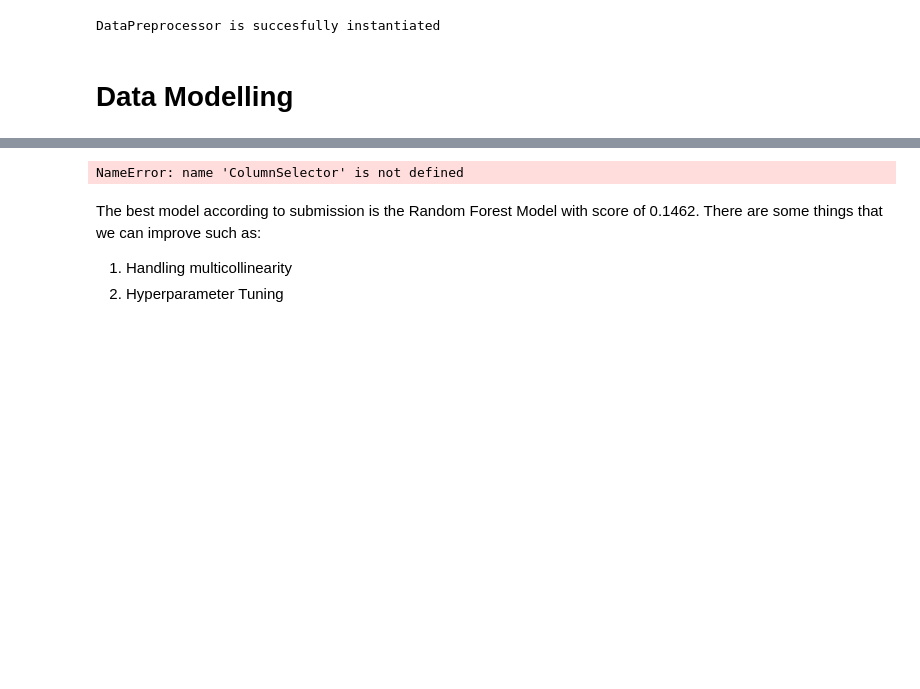
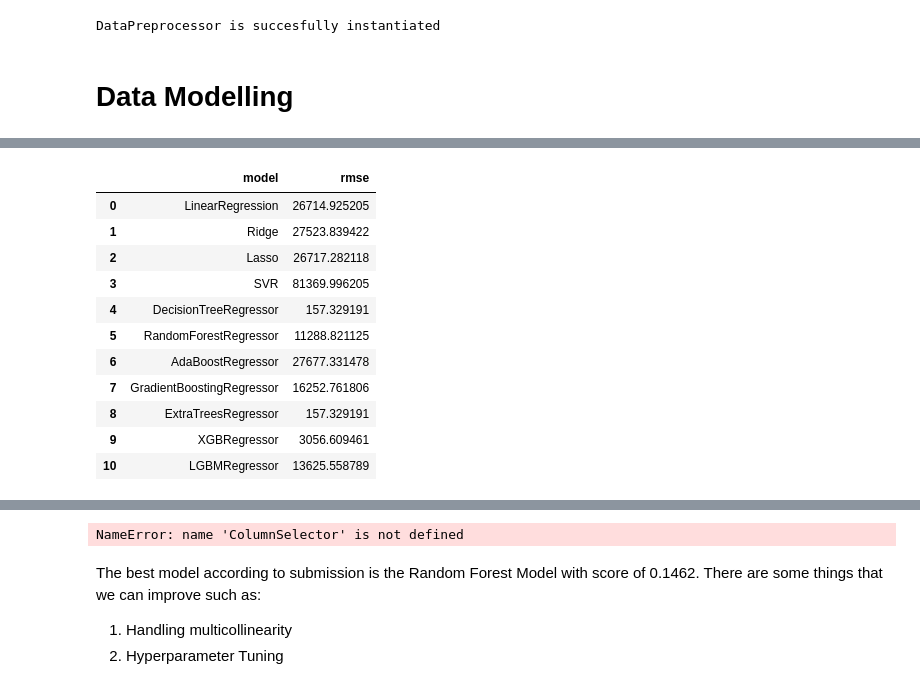
Before and after one commit to marcellinus-witarsah/house-prices-advanced-regression-techniques, a Jupyter notebook: notebooks/04-data-preparation-and-modelling.ipynb, the cells around one changed output, grey strips where cells are left out. Drawn from its saved outputs; the diff is of its cells as text; code cells hidden in the pictures; blank space fills up the shorter version.

Commit message:
Update 04-data-preparation-and-modelling.ipynb
Create data scaler class

```diff
--- a/notebooks/04-data-preparation-and-modelling.ipynb
+++ b/notebooks/04-data-preparation-and-modelling.ipynb
@@ -104,28 +104,28 @@ class DataCleaner:
         return dataset
 
     def __impute_missing_categorical_feature(self, dataset: pd.DataFrame, dataset_type: str) -> pd.DataFrame:
-        categorical_columns = dataset.select_dtypes(include=['object']).columns.tolist()
+        categorical_features = dataset.select_dtypes(include=['object']).columns.tolist()
 
         # fill expected missing categorical values
-        categorical_columns_missing_on_purpose = [
+        categorical_features_missing_on_purpose = [
             'Alley', 'MasVnrType', 'BsmtQual', 'BsmtCond',
             'BsmtExposure', 'BsmtFinType1', 'BsmtFinType2', 'FireplaceQu',
             'GarageType', 'GarageFinish', 'GarageQual','GarageCond',
             'PoolQC', 'Fence', 'MiscFeature'
         ]
         imputer = SimpleImputer(strategy='constant', fill_value='Missing')
-        dataset.loc[:, categorical_columns_missing_on_purpose] = imputer.fit_transform(dataset.loc[:, categorical_columns_missing_on_purpose])
+        dataset.loc[:, categorical_features_missing_on_purpose] = imputer.fit_transform(dataset.loc[:, categorical_features_missing_on_purpose])
 
         if dataset_type == 'train':
             # fill missing categorical features with mode
             imputer = SimpleImputer(strategy='most_frequent')
-            dataset.loc[:, categorical_columns] = imputer.fit_transform(dataset.loc[:, categorical_columns])
+            dataset.loc[:, categorical_features] = imputer.fit_transform(dataset.loc[:, categorical_features])
             pickle.dump(imputer, open(os.path.join(project_dir, os.getenv('CATEGORICAL_IMPUTER_PATH')), 'wb'))
 
         elif dataset_type == 'test':
             # fill missing categorical features with saved mode imputer
             imputer = pickle.load(open(os.path.join(os.path.join(project_dir, os.getenv('CATEGORICAL_IMPUTER_PATH'))), "rb"))
-            dataset.loc[:, categorical_imputer] = imputer.fit_transform(dataset.loc[:, categorical_imputer])
+            dataset.loc[:, categorical_features] = imputer.fit_transform(dataset.loc[:, categorical_features])
         else:
             print("dataset_type is neither train or test")
         return dataset
@@ -621,3 +666,72 @@ one_hot_categorical_columns = {
 } # one hot encoder column
 # %% [markdown]
 # Data Modelling
+# %%
+# Prepare Data Path
+train_data_path = os.path.join(project_dir, os.getenv('RAW_FOLDER'), 'house-prices-advanced-regression-techniques', 'train.csv')
+test_data_path = os.path.join(project_dir, os.getenv('RAW_FOLDER'), 'house-prices-advanced-regression-techniques', 'test.csv')
+
+# Data Preprocessing
+def preprocess_data(dataset: pd.DataFrame, dataset_type: str) -> pd.DataFrame:
+    data_cleaner = DataCleaner()
+    dataset = data_cleaner.process_data(dataset, dataset_type)
+    data_feature_generator = DataFeatureGenerator()
+    dataset = data_feature_generator.process_data(dataset)
+    data_feature_selector = DataFeatureSelector()
+    dataset = data_feature_selector.process_data(dataset,
+        ['OverallQual', 'MasVnrArea', 'Fireplaces', 'GarageArea', 'OverallYear', 'TotalSF', 'TotalAbvGrd', 'TotalBsmtBath']
+        + dataset.select_dtypes(include=['object']).columns.tolist()
+    )
+    data_feature_transformer = DataFeatureTransformer()
+    dataset = data_feature_transformer.process_data(dataset)
+    data_feature_scaler = DataFeatureScaler()
+    dataset = data_feature_scaler.process_data(dataset, "minmax", dataset_type)
+    return dataset
+
+
+date = datetime.datetime.now().strftime('%Y%m%d')
+
+models = [
+    LinearRegression(), Ridge(), Lasso(),
+    SVR(), DecisionTreeRegressor(), RandomForestRegressor(),
+    AdaBoostRegressor(), GradientBoostingRegressor(), ExtraTreesRegressor(),
+    XGBRegressor(), LGBMRegressor()
+]
+
+model_names = [model.__class__.__name__ for model in models]
+rmse = []
+
+for model in models:
+    train_df = DataLoader.load_data(train_data_path)
+    test_df = DataLoader.load_data(test_data_path)
+
+    # prepare X and y
+    X_train, y_train = train_df.drop(columns=['SalePrice']), train_df['SalePrice'].to_numpy()
+    X_test = test_df
+
+    # train model
+    X_train_preprocessed = preprocess_data(X_train, "train")
+    model.fit(X_train_preprocessed, y_train.ravel())
+
+    # calculate rmse
+    y_pred = model.predict(X_train_preprocessed)
+    rmse.append(np.sqrt(mean_squared_error(y_train, y_pred)))
+
+    # predict
+    X_test_preprocessed = preprocess_data(X_test, "test")
+    y_pred = model.predict(X_test_preprocessed)
+
+    # save model
+    pickle.dump(model, open(os.path.join(project_dir, os.getenv('MODELS_FOLDER'), f'{date}_{model.__class__.__name__.lower()}_model.pkl'), 'wb'))
+
+    # save to submit
+    pd.DataFrame({
+        'Id': test_df['Id'],
+        'SalePrice': y_pred.ravel()
+    }).to_csv(os.path.join(project_dir, os.getenv('PROCESSED_FOLDER'), f'{date}_submission_{model.__class__.__name__.lower()}.csv'), index=False) # save
+
+pd.DataFrame({
+    'model': model_names,
+    'rmse': rmse
+})
+# %% [output]
@@ -623,0 +775,12 @@ one_hot_categorical_columns = {
+|  | model | rmse |
+| 0 | LinearRegression | 26714.925205 |
+| 1 | Ridge | 27523.839422 |
+| 2 | Lasso | 26717.282118 |
+| 3 | SVR | 81369.996205 |
+| 4 | DecisionTreeRegressor | 157.329191 |
+| 5 | RandomForestRegressor | 11288.821125 |
+| 6 | AdaBoostRegressor | 27677.331478 |
+| 7 | GradientBoostingRegressor | 16252.761806 |
+| 8 | ExtraTreesRegressor | 157.329191 |
+| 9 | XGBRegressor | 3056.609461 |
+| 10 | LGBMRegressor | 13625.558789 |
```
Also changed, not shown: parts of 8 cells of this notebook.
